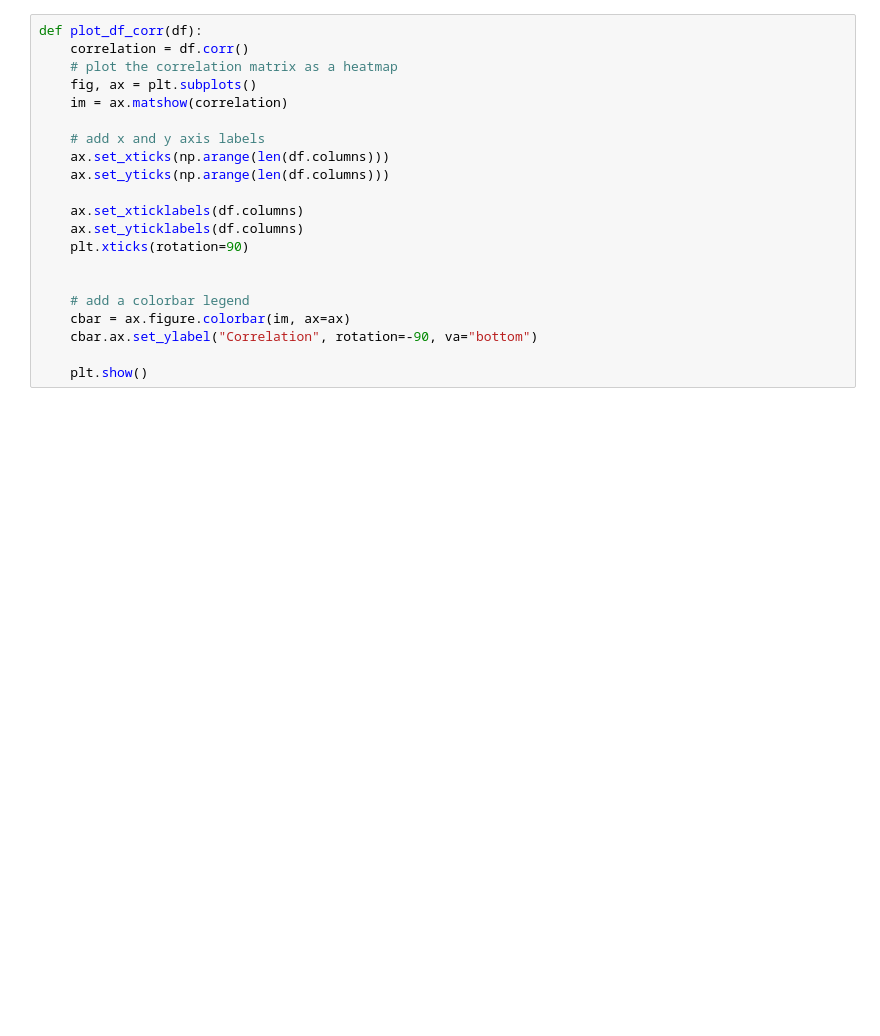
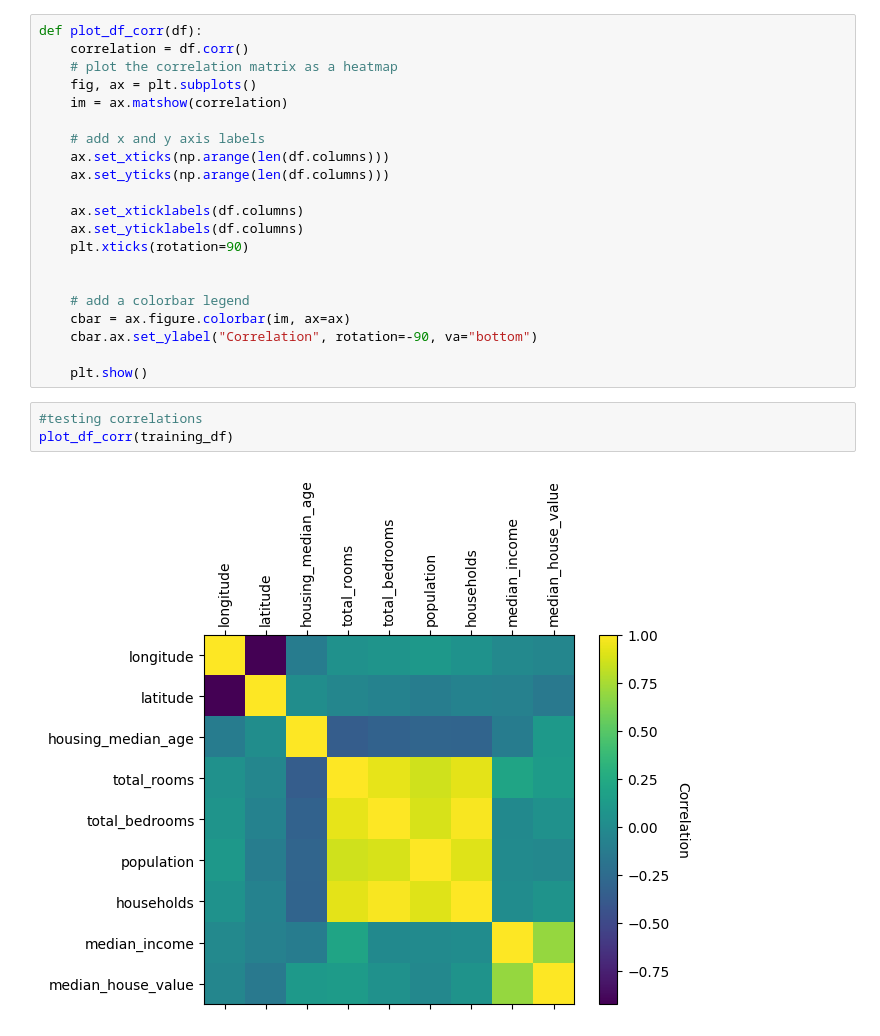
Before and after one commit to harcipulyka/ml, a Jupyter notebook: 2test.ipynb, the cells around one changed output. Saved outputs shown, nothing was run; the diff lists cells and outputs as text; blank space fills up the shorter version.

```diff
--- a/2test.ipynb
+++ b/2test.ipynb
@@ -49,3 +181,8 @@ def plot_df_corr(df):
     cbar.ax.set_ylabel("Correlation", rotation=-90, va="bottom")
 
     plt.show()
+# %%
+#testing correlations
+plot_df_corr(training_df)
+# %% [output]
+[figure, added]
```
Also changed, not shown: parts of 8 cells of this notebook.
